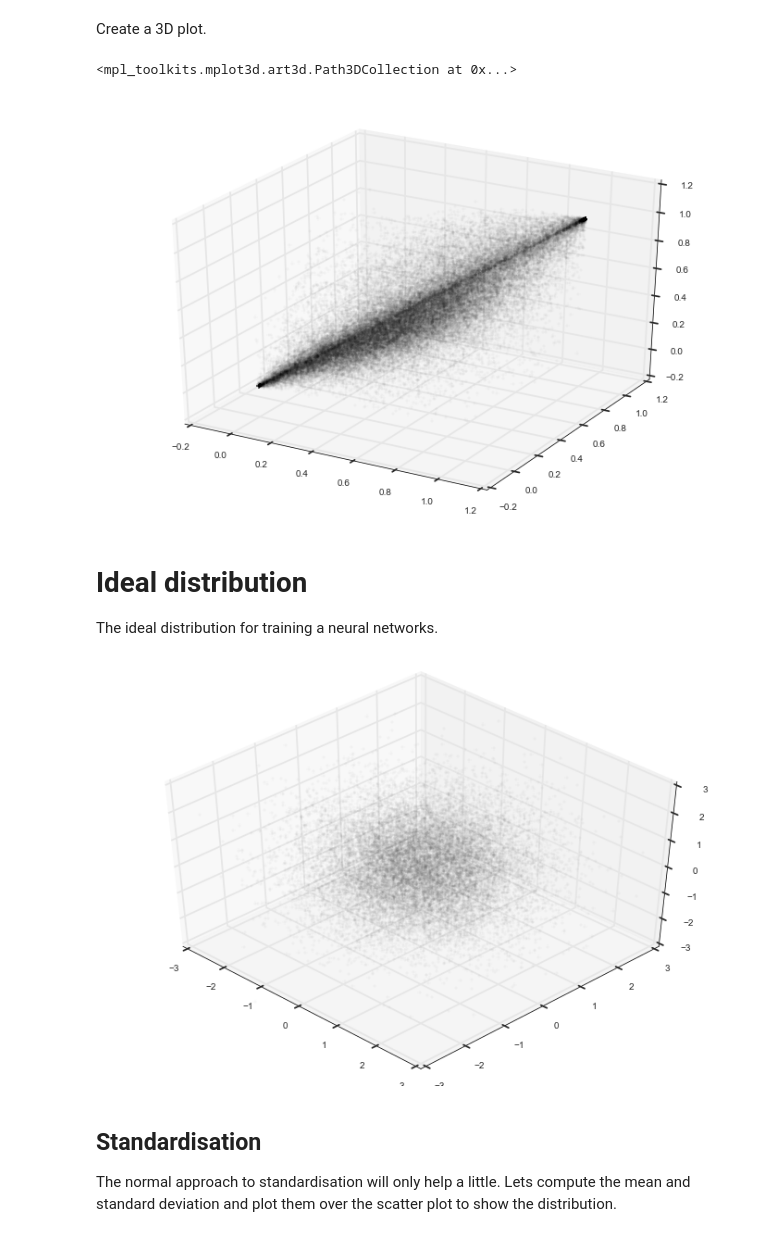
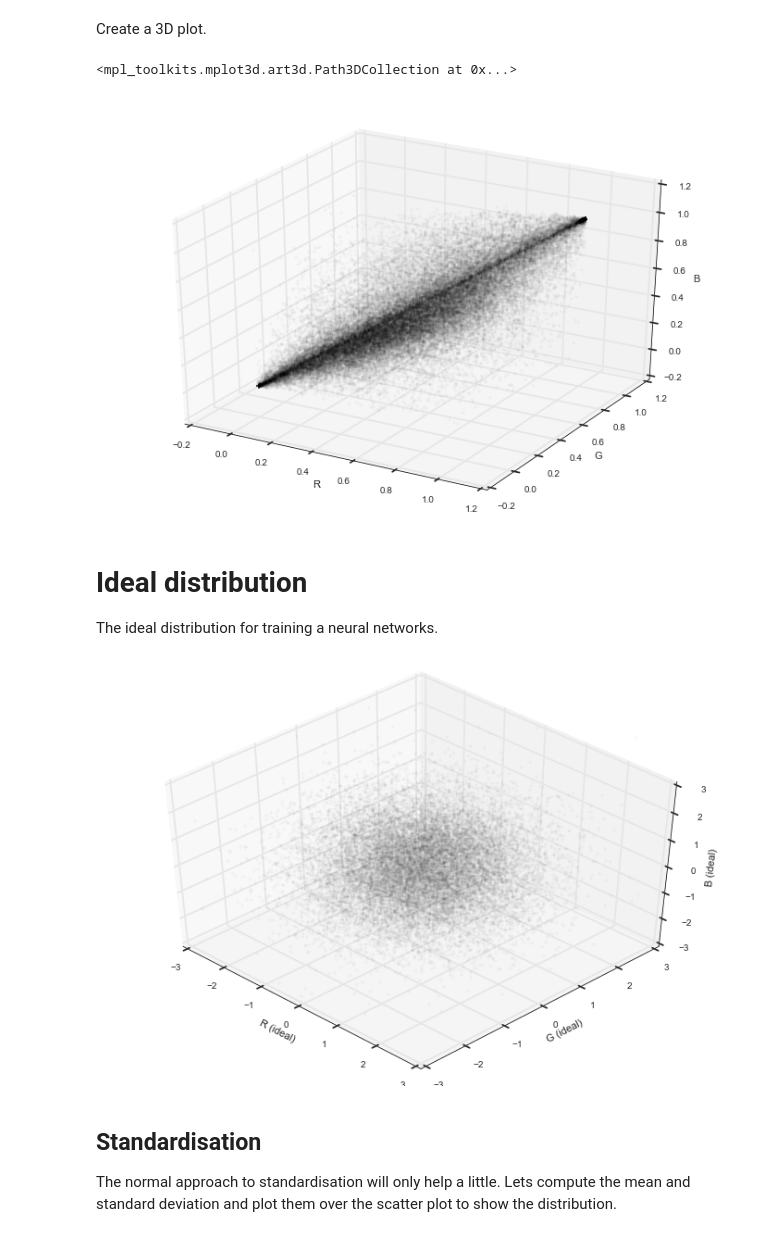
Before and after one commit to Britefury/deep-learning-tutorial-pydata, a Jupyter notebook: SUPPLEMENTARY - Standardisation.ipynb, the cells around one changed output. Cells and saved outputs as stored; diff of their text form; code cells hidden in the pictures.

Commit message:
Added axis titles to plots in supplementary standardisation notebook.

```diff
--- a/SUPPLEMENTARY - Standardisation.ipynb
+++ b/SUPPLEMENTARY - Standardisation.ipynb
@@ -45,11 +45,14 @@ Create a 3D plot.
 # %%
 fig = plt.figure(figsize=(12,8))
 ax = fig.add_subplot(111, projection='3d')
+ax.set_xlabel('R')
+ax.set_ylabel('G')
+ax.set_zlabel('B')
 ax.scatter(samples_rgb_subset[:,0], samples_rgb_subset[:,1], samples_rgb_subset[:,2],
-           marker='+', alpha=0.1, color='black')
+           marker='+', alpha=0.1, c='black')
 # %% [output]
 <mpl_toolkits.mplot3d.art3d.Path3DCollection at 0x...>
-[figure, old version]
+[figure, new version]
 # %% [markdown]
 # Ideal distribution
 
@@ -57,18 +60,21 @@ The ideal distribution for training a neural networks.
 # %%
 z_ideal = np.random.normal(size=(20000,3))
 
 fig = plt.figure(figsize=(12,8))
 ax = fig.add_subplot(111, projection='3d')
+ax.set_xlabel('R (ideal)')
+ax.set_ylabel('G (ideal)')
+ax.set_zlabel('B (ideal)')
 ax.scatter(z_ideal[:,0], z_ideal[:,1], z_ideal[:,2],
-           marker='+', alpha=0.1, color='black')
+           marker='+', alpha=0.1, c='black')
 
 # Explicitly set the range that we are plotting to ensure uniform scale
 ax.set_xlim(-3, 3)
 ax.set_ylim(-3, 3)
 ax.set_zlim(-3, 3)
 ax.view_init(elev=45., azim=-45)
 # %% [output]
-[figure, old version]
+[figure, new version]
 # %% [markdown]
 ## Standardisation
 
```
Also changed, not shown: parts of 5 cells of this notebook.
